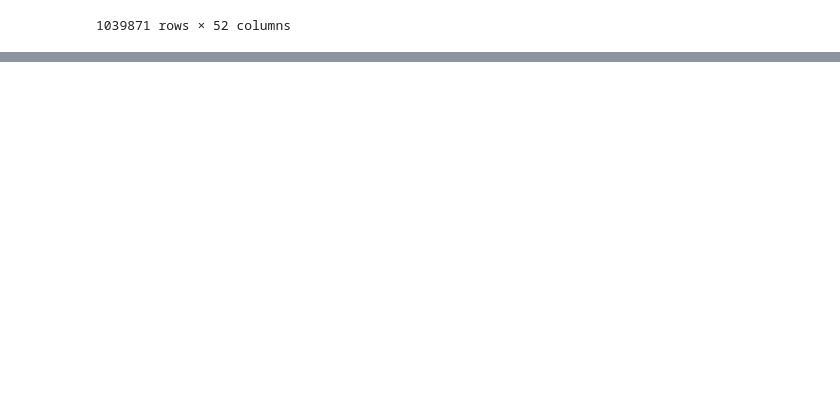
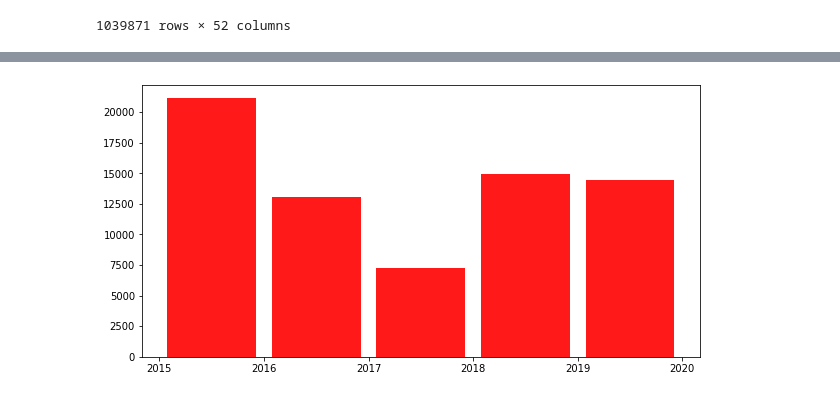
Before and after one commit to jl-horton/final_project, a Jupyter notebook: workers_comp.ipynb, the cells around one changed output, grey strips where cells are left out. Saved outputs shown, nothing was run; the diff lists cells and outputs as text; code cells hidden in the pictures; blank space fills up the shorter version.

```diff
--- a/workers_comp.ipynb
+++ b/workers_comp.ipynb
@@ -116,0 +135,3 @@ wc_data_df['Occupational Disease'] = wc_data_df['Occupational Disease'].astype(s
+# %%
+wc_data_df[['Claim Injury Code', 'Claim Injury Description']] = wc_data_df['Claim Injury Type'].str.split('.', expand=True)
+wc_data_df
@@ -116,0 +152,3 @@ wc_data_df['Occupational Disease'] = wc_data_df['Occupational Disease'].astype(s
+# %%
+# Add a column for the year the claim was assembled
+wc_data_df['Year'] = wc_data_df['Assembly Date'].dt.year
@@ -116,0 +327,8 @@ wc_data_df['Occupational Disease'] = wc_data_df['Occupational Disease'].astype(s
+# %%
+plt.figure(figsize=(10,5))
+bins = [2015, 2016, 2017, 2018, 2019, 2020]
+n, bins, patches = plt.hist(x=recent_wc_data_df['Year'], bins = bins, color='red', alpha=0.9, rwidth=0.85)
+
+plt.savefig('Images/2015 to 2019 Claims.png')
+# %% [output]
+[figure, added]
```
Also changed, not shown: parts of 50 cells of this notebook, 15 other files.
